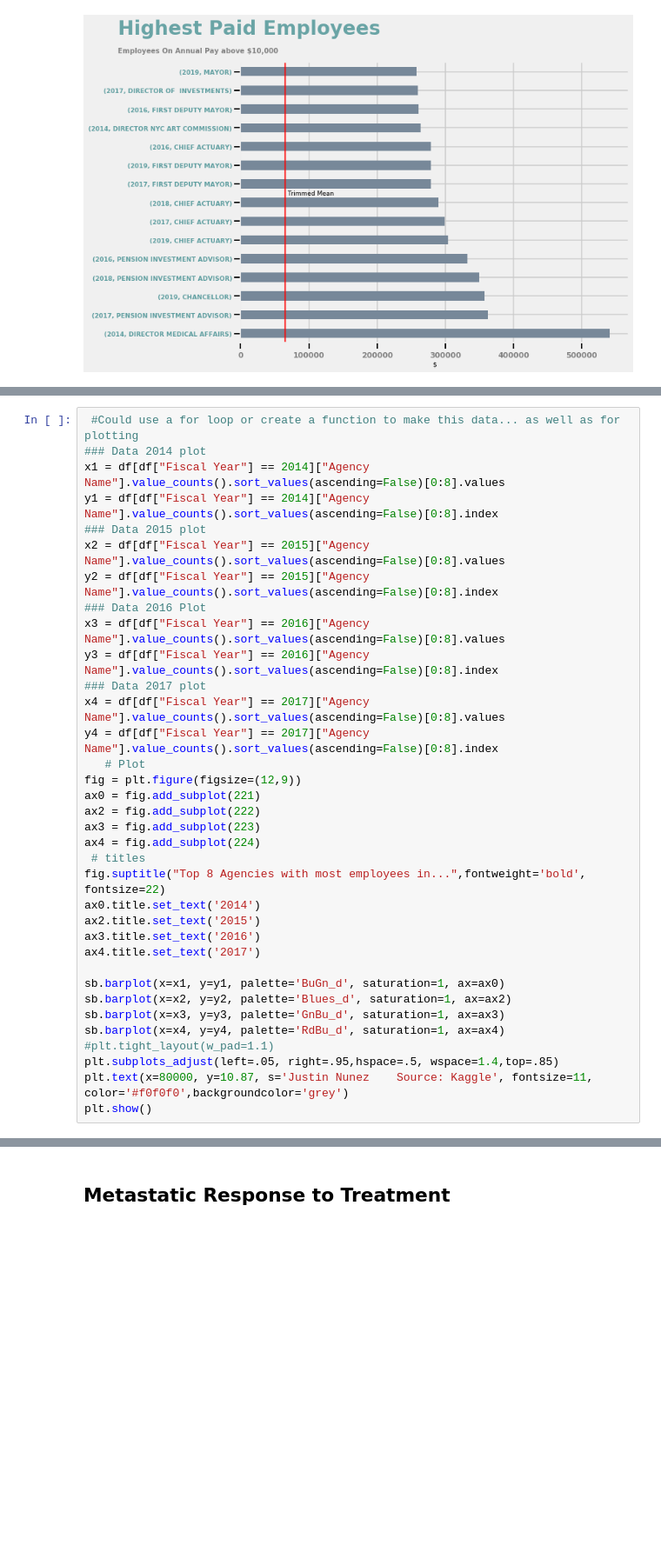
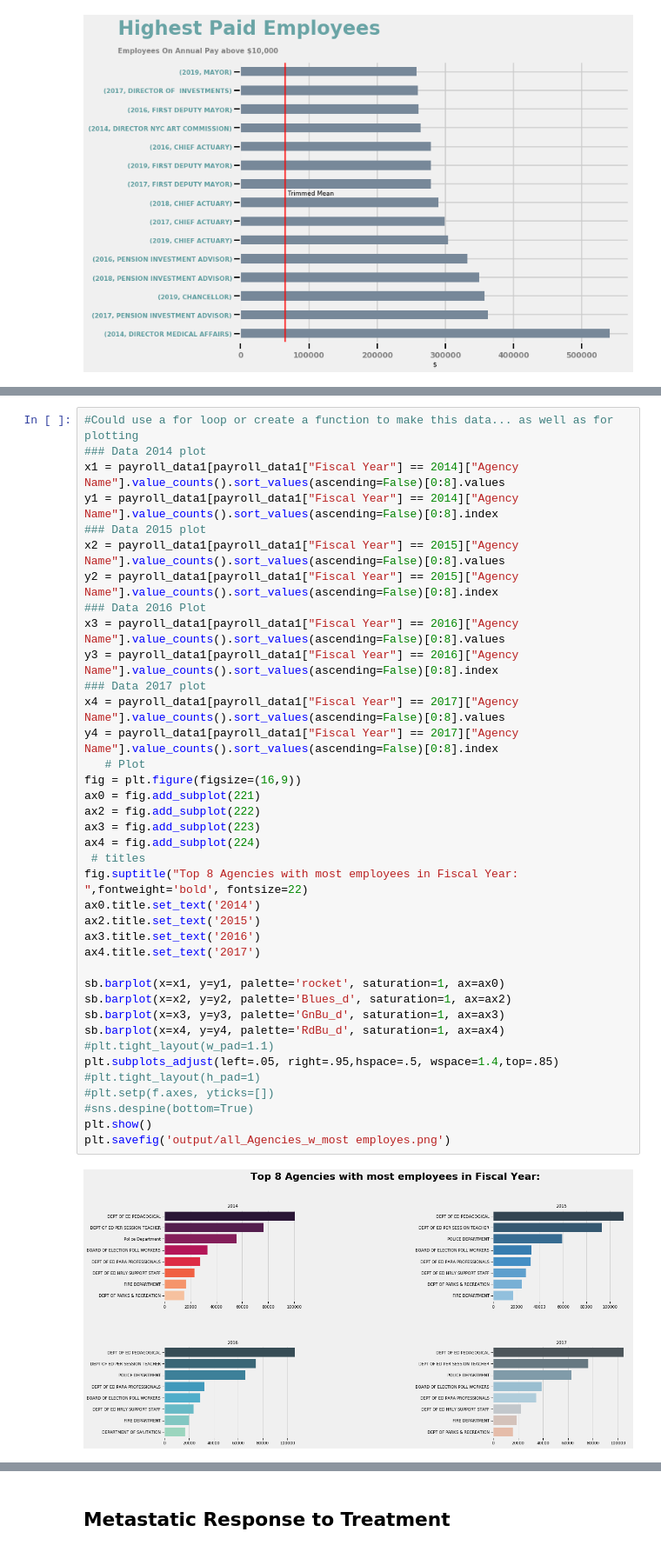
Before and after one commit to jhenvi/NYC-Citywide-Payroll-Data, a Jupyter notebook: NYC_PayrollAnalysis.ipynb, the cells around one changed output, grey strips where cells are left out. Shown at 87% size. Cells and saved outputs as stored; diff of their text form; blank space fills up the shorter version.

```diff
--- a/NYC_PayrollAnalysis.ipynb
+++ b/NYC_PayrollAnalysis.ipynb
@@ -246,35 +217,40 @@ plt.savefig('output/2019_Agencies_w_most employes.png')
 # %%
- #Could use a for loop or create a function to make this data... as well as for plotting
+#Could use a for loop or create a function to make this data... as well as for plotting
 ### Data 2014 plot
-x1 = df[df["Fiscal Year"] == 2014]["Agency Name"].value_counts().sort_values(ascending=False)[0:8].values
-y1 = df[df["Fiscal Year"] == 2014]["Agency Name"].value_counts().sort_values(ascending=False)[0:8].index
+x1 = payroll_data1[payroll_data1["Fiscal Year"] == 2014]["Agency Name"].value_counts().sort_values(ascending=False)[0:8].values
+y1 = payroll_data1[payroll_data1["Fiscal Year"] == 2014]["Agency Name"].value_counts().sort_values(ascending=False)[0:8].index
 ### Data 2015 plot
-x2 = df[df["Fiscal Year"] == 2015]["Agency Name"].value_counts().sort_values(ascending=False)[0:8].values
-y2 = df[df["Fiscal Year"] == 2015]["Agency Name"].value_counts().sort_values(ascending=False)[0:8].index
+x2 = payroll_data1[payroll_data1["Fiscal Year"] == 2015]["Agency Name"].value_counts().sort_values(ascending=False)[0:8].values
+y2 = payroll_data1[payroll_data1["Fiscal Year"] == 2015]["Agency Name"].value_counts().sort_values(ascending=False)[0:8].index
 ### Data 2016 Plot
-x3 = df[df["Fiscal Year"] == 2016]["Agency Name"].value_counts().sort_values(ascending=False)[0:8].values
-y3 = df[df["Fiscal Year"] == 2016]["Agency Name"].value_counts().sort_values(ascending=False)[0:8].index
+x3 = payroll_data1[payroll_data1["Fiscal Year"] == 2016]["Agency Name"].value_counts().sort_values(ascending=False)[0:8].values
+y3 = payroll_data1[payroll_data1["Fiscal Year"] == 2016]["Agency Name"].value_counts().sort_values(ascending=False)[0:8].index
 ### Data 2017 plot
-x4 = df[df["Fiscal Year"] == 2017]["Agency Name"].value_counts().sort_values(ascending=False)[0:8].values
-y4 = df[df["Fiscal Year"] == 2017]["Agency Name"].value_counts().sort_values(ascending=False)[0:8].index
+x4 = payroll_data1[payroll_data1["Fiscal Year"] == 2017]["Agency Name"].value_counts().sort_values(ascending=False)[0:8].values
+y4 = payroll_data1[payroll_data1["Fiscal Year"] == 2017]["Agency Name"].value_counts().sort_values(ascending=False)[0:8].index
    # Plot
-fig = plt.figure(figsize=(12,9))
+fig = plt.figure(figsize=(16,9))
 ax0 = fig.add_subplot(221)
 ax2 = fig.add_subplot(222)
 ax3 = fig.add_subplot(223)
 ax4 = fig.add_subplot(224)
  # titles
-fig.suptitle("Top 8 Agencies with most employees in...",fontweight='bold', fontsize=22)
+fig.suptitle("Top 8 Agencies with most employees in Fiscal Year: ",fontweight='bold', fontsize=22)
 ax0.title.set_text('2014')
 ax2.title.set_text('2015')
 ax3.title.set_text('2016')
 ax4.title.set_text('2017')
 
-sb.barplot(x=x1, y=y1, palette='BuGn_d', saturation=1, ax=ax0)
+sb.barplot(x=x1, y=y1, palette='rocket', saturation=1, ax=ax0)
 sb.barplot(x=x2, y=y2, palette='Blues_d', saturation=1, ax=ax2)
 sb.barplot(x=x3, y=y3, palette='GnBu_d', saturation=1, ax=ax3)
 sb.barplot(x=x4, y=y4, palette='RdBu_d', saturation=1, ax=ax4)
 #plt.tight_layout(w_pad=1.1)
 plt.subplots_adjust(left=.05, right=.95,hspace=.5, wspace=1.4,top=.85)
-plt.text(x=80000, y=10.87, s='Justin Nunez    Source: Kaggle', fontsize=11, color='#f0f0f0',backgroundcolor='grey')
+#plt.tight_layout(h_pad=1)
+#plt.setp(f.axes, yticks=[])
+#sns.despine(bottom=True)
 plt.show()
+plt.savefig('output/all_Agencies_w_most employes.png')
+# %% [output]
+[figure, added]
```
Also changed, not shown: parts of 21 cells of this notebook, 6 other files.
